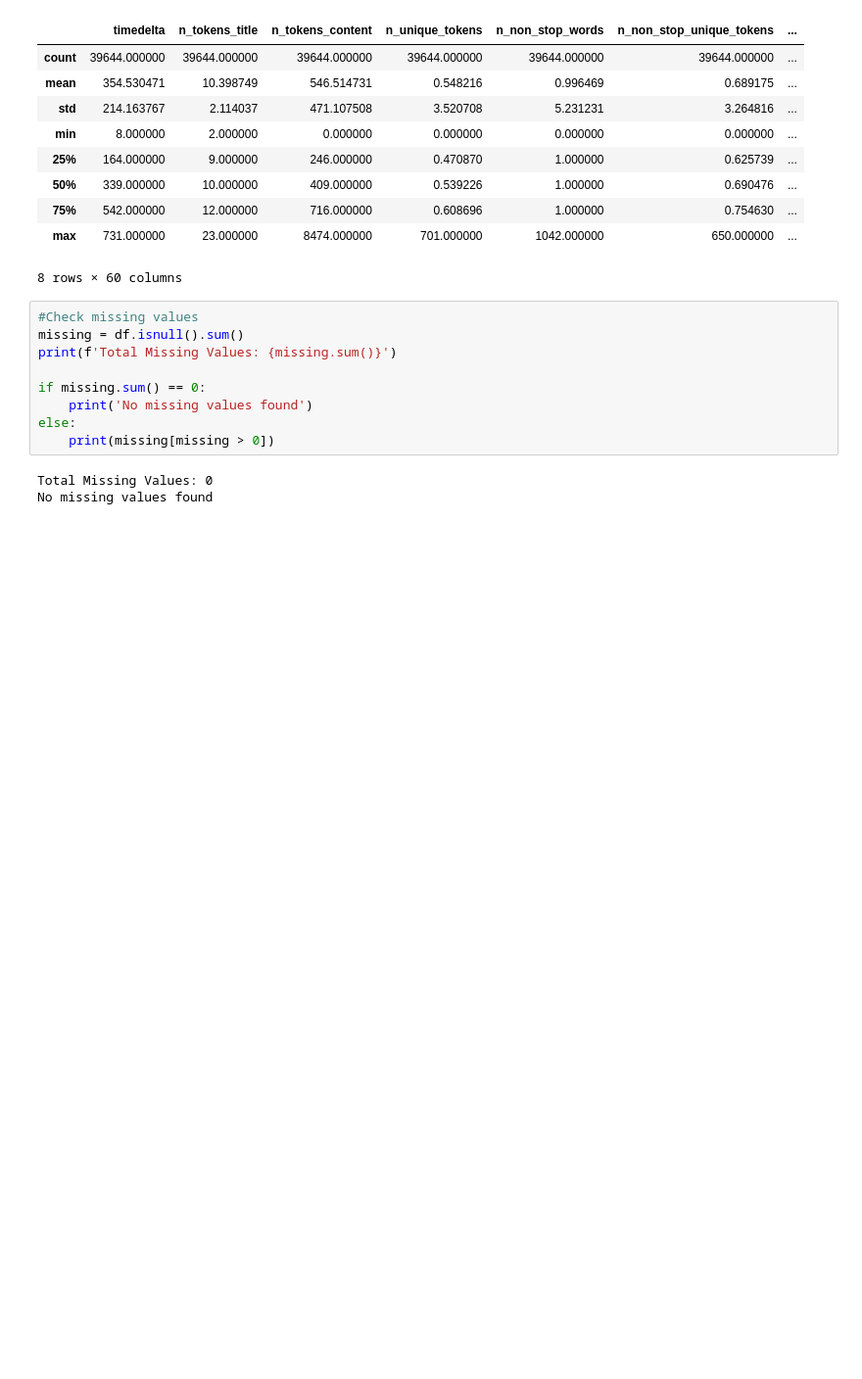
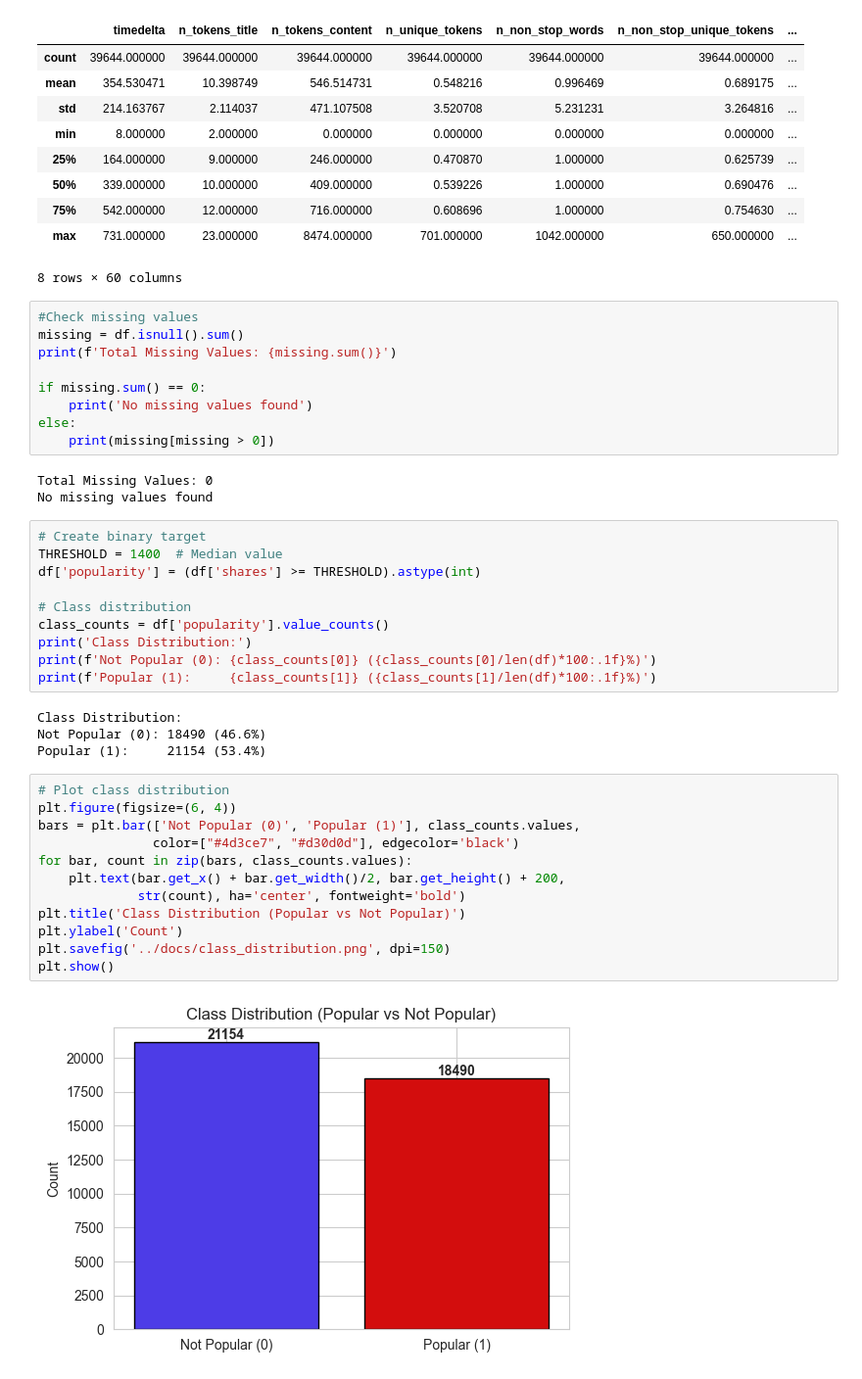
Before and after one commit to SLIIT-MSC-AI/ML_Group_Assignment, a Jupyter notebook: notebooks/EDA_and_Preprocessing.ipynb, the cells around one changed output. Shown at 98% size. Cells and saved outputs as stored; diff of their text form; blank space fills up the shorter version.

```diff
--- a/notebooks/EDA_and_Preprocessing.ipynb
+++ b/notebooks/EDA_and_Preprocessing.ipynb
@@ -81,3 +81,31 @@ else:
 # %% [output]
 Total Missing Values: 0
 No missing values found
+# %%
+# Create binary target
+THRESHOLD = 1400  # Median value
+df['popularity'] = (df['shares'] >= THRESHOLD).astype(int)
+
+# Class distribution
+class_counts = df['popularity'].value_counts()
+print('Class Distribution:')
+print(f'Not Popular (0): {class_counts[0]} ({class_counts[0]/len(df)*100:.1f}%)')
+print(f'Popular (1):     {class_counts[1]} ({class_counts[1]/len(df)*100:.1f}%)')
+# %% [output]
+Class Distribution:
+Not Popular (0): 18490 (46.6%)
+Popular (1):     21154 (53.4%)
+# %%
+# Plot class distribution
+plt.figure(figsize=(6, 4))
+bars = plt.bar(['Not Popular (0)', 'Popular (1)'], class_counts.values,
+               color=["#4d3ce7", "#d30d0d"], edgecolor='black')
+for bar, count in zip(bars, class_counts.values):
+    plt.text(bar.get_x() + bar.get_width()/2, bar.get_height() + 200,
+             str(count), ha='center', fontweight='bold')
+plt.title('Class Distribution (Popular vs Not Popular)')
+plt.ylabel('Count')
+plt.savefig('../docs/class_distribution.png', dpi=150)
+plt.show()
+# %% [output]
+[figure, added]
```
Also changed, not shown: parts of 1 cell of this notebook, 2 other files.
